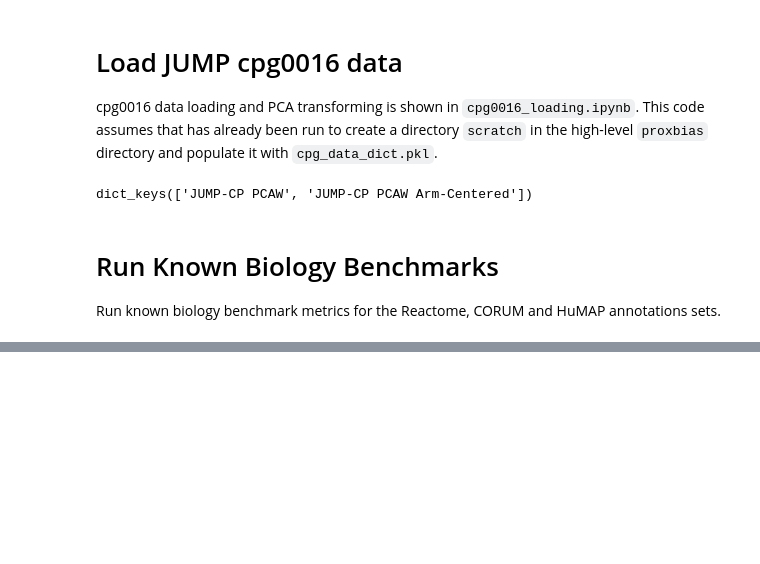
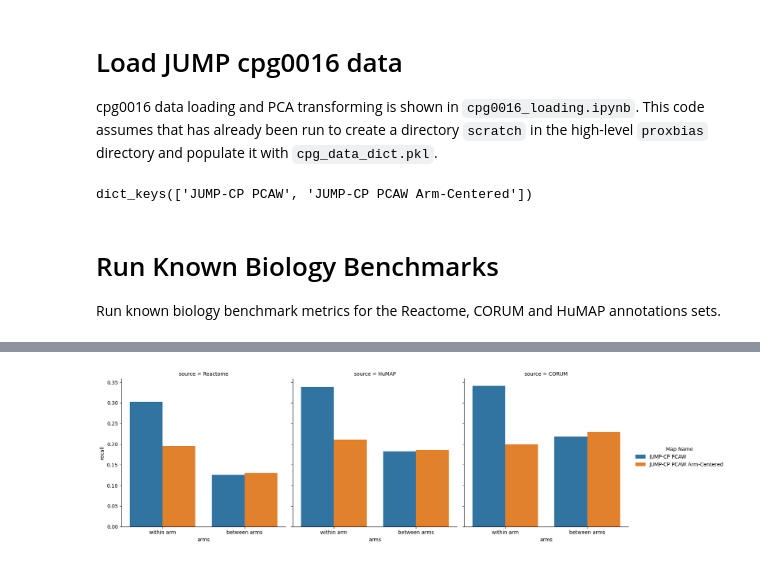
Before and after one commit to recursionpharma/proxbias, a Jupyter notebook: proxbias/notebooks/cpg0016_known_biology_metrics.ipynb, the cells around one changed output, grey strips where cells are left out. Saved outputs shown, nothing was run; the diff lists cells and outputs as text; code cells hidden in the pictures; blank space fills up the shorter version.

Commit message:
add arm stratified benchmarks

```diff
--- a/proxbias/notebooks/cpg0016_known_biology_metrics.ipynb
+++ b/proxbias/notebooks/cpg0016_known_biology_metrics.ipynb
@@ -73,0 +51,4 @@ plt.show()
+# %%
+arm_stratified_results = {}
+for k, v in data_dict.items():
+    arm_stratified_results[k] = compute_within_cross_pairwise_metrics(v)
@@ -73,0 +68,13 @@ plt.show()
+# %%
+result_records = []
+for map_label, v in arm_stratified_results.items():
+    for name, result in zip(("within arm", "between arms"), v):
+        for source, recall in result.items():
+            result_records.append((map_label, name, source, recall))
+# %%
+stratified_results_df = pd.DataFrame.from_records(result_records, columns=["Map Name", "arms", "source", "recall"])
+# %%
+sns.catplot(data = stratified_results_df, x = "arms", y="recall", hue = "Map Name", col = "source", kind = "bar")
+plt.show()
+# %% [output]
+[figure, added]
```
Also changed, not shown: parts of 6 cells of this notebook, 1 other file.
